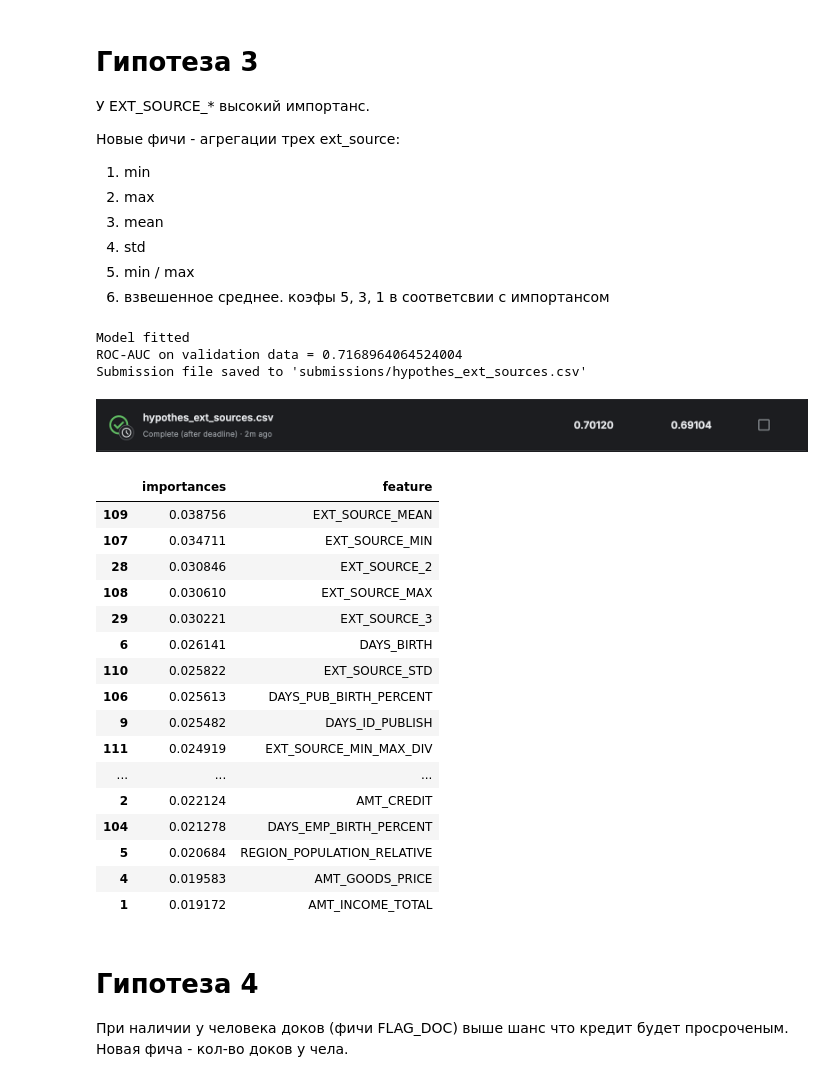
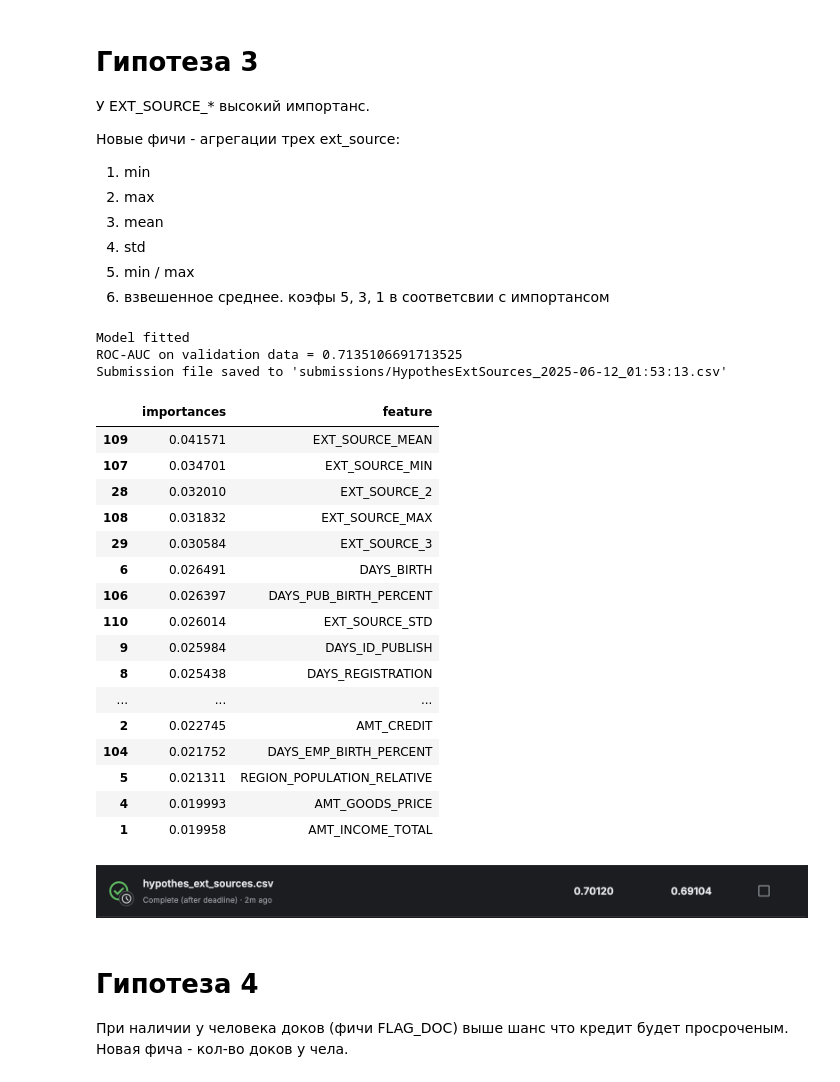
Before and after one commit to ikarizxc/home-credit-default-risk, a Jupyter notebook: baseline_and_hypotheses.ipynb, the cells around one changed output. Saved outputs shown, nothing was run; the diff lists cells and outputs as text; code cells hidden in the pictures.

```diff
--- a/baseline_and_hypotheses.ipynb
+++ b/baseline_and_hypotheses.ipynb
@@ -119,34 +115,32 @@ hypothes_days_percents.get_feature_importance().head(20)
 5. min / max
 6. взвешенное среднее. коэфы 5, 3, 1 в соответсвии с импортансом
 # %%
-hypothes_ext_sources = HypothesExtSources(RandomForestClassifier(n_jobs=2, random_state=47))
-hypothes_ext_sources.get_submission('hypothes_ext_sources')
+hypothes_ext_sources = HypothesExtSources()
+hypothes_ext_sources.run(model)
+hypothes_ext_sources.model_trainer.get_feature_importance().head(20)
 # %% [output]
 Model fitted
-ROC-AUC on validation data = 0.7168964064524004
-Submission file saved to 'submissions/hypothes_ext_sources.csv'
+ROC-AUC on validation data = 0.7135106691713525
+Submission file saved to 'submissions/HypothesExtSources_2025-06-12_01:53:13.csv'
+|  | importances | feature |
+| 109 | 0.041571 | EXT_SOURCE_MEAN |
+| 107 | 0.034701 | EXT_SOURCE_MIN |
+| 28 | 0.032010 | EXT_SOURCE_2 |
+| 108 | 0.031832 | EXT_SOURCE_MAX |
+| 29 | 0.030584 | EXT_SOURCE_3 |
+| 6 | 0.026491 | DAYS_BIRTH |
+| 106 | 0.026397 | DAYS_PUB_BIRTH_PERCENT |
+| 110 | 0.026014 | EXT_SOURCE_STD |
+| 9 | 0.025984 | DAYS_ID_PUBLISH |
+| 8 | 0.025438 | DAYS_REGISTRATION |
+| ... | ... | ... |
+| 2 | 0.022745 | AMT_CREDIT |
+| 104 | 0.021752 | DAYS_EMP_BIRTH_PERCENT |
+| 5 | 0.021311 | REGION_POPULATION_RELATIVE |
+| 4 | 0.019993 | AMT_GOODS_PRICE |
+| 1 | 0.019958 | AMT_INCOME_TOTAL |
 # %% [markdown]
 ![image-3.png](attachment:image-3.png)
-# %%
-hypothes_ext_sources.get_feature_importance().head(20)
-# %% [output]
-|  | importances | feature |
-| 109 | 0.038756 | EXT_SOURCE_MEAN |
-| 107 | 0.034711 | EXT_SOURCE_MIN |
-| 28 | 0.030846 | EXT_SOURCE_2 |
-| 108 | 0.030610 | EXT_SOURCE_MAX |
-| 29 | 0.030221 | EXT_SOURCE_3 |
-| 6 | 0.026141 | DAYS_BIRTH |
-| 110 | 0.025822 | EXT_SOURCE_STD |
-| 106 | 0.025613 | DAYS_PUB_BIRTH_PERCENT |
-| 9 | 0.025482 | DAYS_ID_PUBLISH |
-| 111 | 0.024919 | EXT_SOURCE_MIN_MAX_DIV |
-| ... | ... | ... |
-| 2 | 0.022124 | AMT_CREDIT |
-| 104 | 0.021278 | DAYS_EMP_BIRTH_PERCENT |
-| 5 | 0.020684 | REGION_POPULATION_RELATIVE |
-| 4 | 0.019583 | AMT_GOODS_PRICE |
-| 1 | 0.019172 | AMT_INCOME_TOTAL |
 # %% [markdown]
 # Гипотеза 4
 
```
Also changed, not shown: parts of 23 cells of this notebook, 18 other files.
